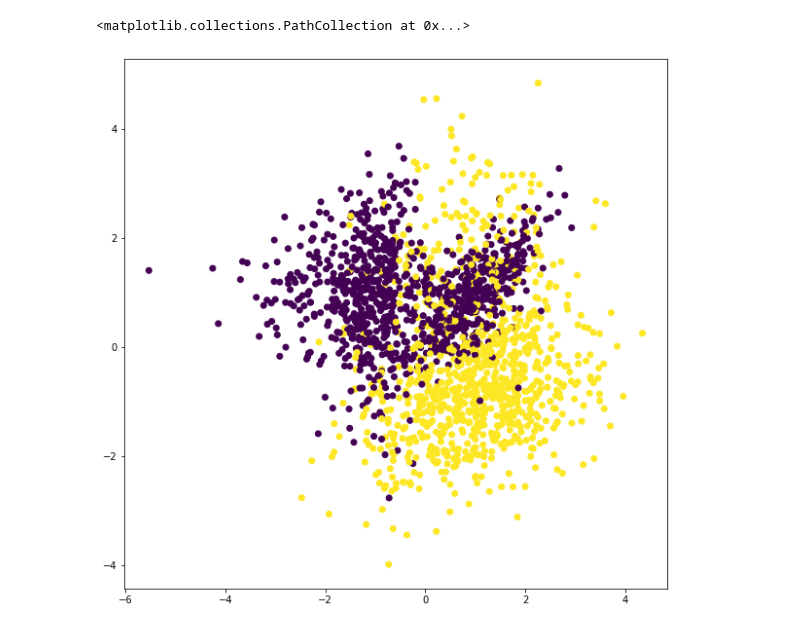
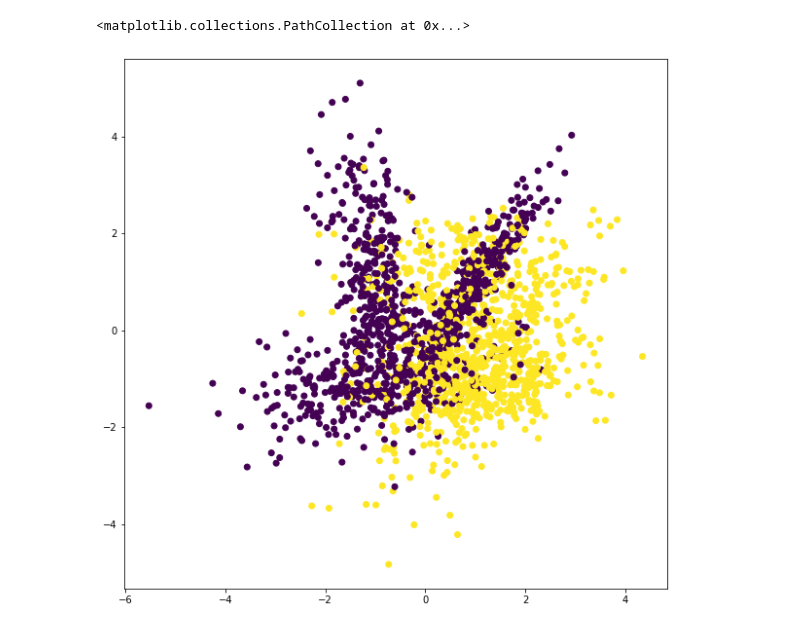
Before and after one commit to jakub-kowalik/PUM, a Jupyter notebook: lab8/lab8_2.ipynb, the cells around one changed output. Saved outputs shown, nothing was run; the diff lists cells and outputs as text; code cells hidden in the pictures.

```diff
--- a/lab8/lab8_2.ipynb
+++ b/lab8/lab8_2.ipynb
@@ -22,20 +21,20 @@ REPEATS = 100
 # %%
 X, y = datasets.make_classification(n_features=3, n_informative=3, random_state=SEED, n_redundant=0, n_samples=SAMPLES, n_classes=2, n_clusters_per_class=3,
                                     class_sep=1, n_repeated=0)
 
-X = X[:, [0, 1]]
+X = X[:, [0, 2]]
 
 X_train, X_test, y_train, y_test = train_test_split(X, y, train_size=TRAIN_SPLIT, test_size=TEST_SPLIT,
                                                     random_state=SEED)
 
 xx, yy = np.meshgrid(np.arange(X.min(), X.max(), 0.01),
                      np.arange(X.min(), X.max(), 0.01))
 
 plt.figure(figsize=(10, 10))
 plt.scatter(X_train[:, 0], X_train[:, 1], c=y_train)
 # %% [output]
 <matplotlib.collections.PathCollection at 0x...>
-[figure, old version]
+[figure, new version]
 # %%
 
 class Relu:
```
Also changed, not shown: parts of 20 cells of this notebook, 1 other file.
